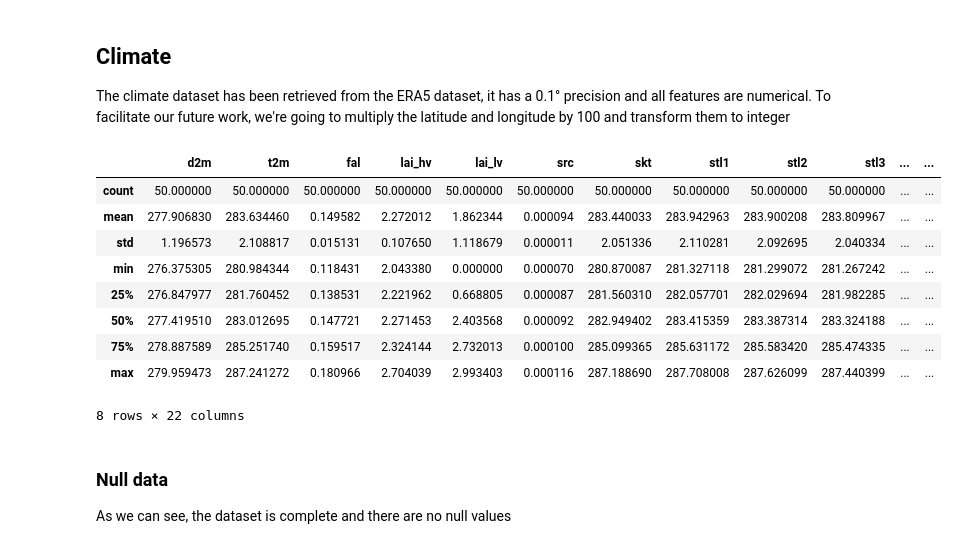
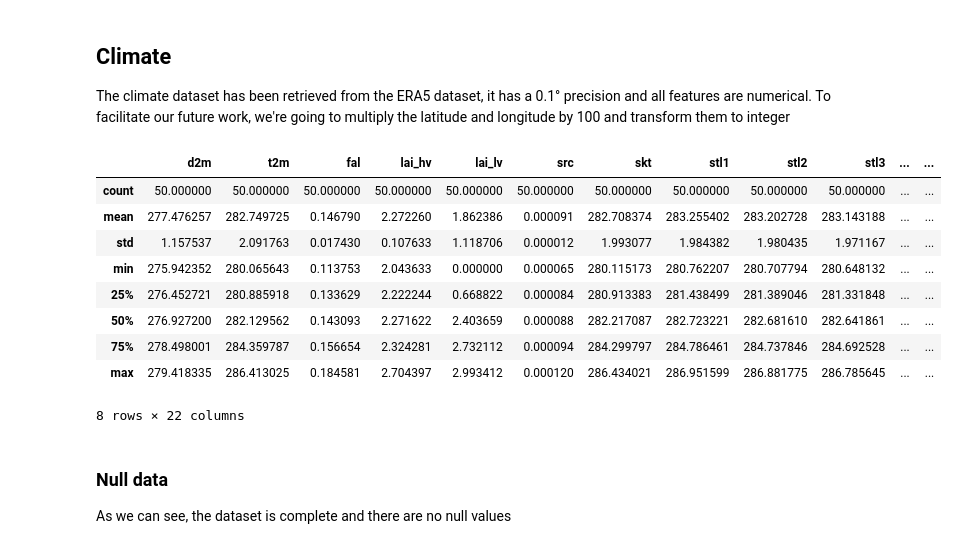
Before and after one commit to vincenzomadaghiele/Regression-of-biodiversity-indicators, a Jupyter notebook: DatasetCleaning/data_cleaning.ipynb, the cells around one changed output. Cells and saved outputs as stored; diff of their text form; code cells hidden in the pictures.

```diff
--- a/DatasetCleaning/data_cleaning.ipynb
+++ b/DatasetCleaning/data_cleaning.ipynb
@@ -37,3 +37,10 @@ else:
+# %%
+region = 'france'
+
+lat = regions[region]['latitude']
+lon = regions[region]['longitude']
+# lat up - lon left - lat down - lon right
+area = [lat[1], lon[0], lat[0], lon[1]]
 # %% [markdown]
 ## Climate
 
@@ -45,22 +48,27 @@ path = folder + '/ERA5_land.nc'
+# %%
+folder = '.'
+climate_path = folder + '/' + region + '_climate.nc'
+if not os.path.isfile(climate_path):
+    api.get_era5_land(climate_path, area)
 # %%
-with xa.open_mfdataset(path) as ds:
+with xa.open_mfdataset(climate_path) as ds:
     df_cds = ds.to_dataframe()
 
 ### Averaging on time values
 
 df_cds = df_cds.groupby(['longitude', 'latitude']).mean()
 #df_cds.index = df_cds.index.map(lambda index: (int(index[0]*100), int(index[1]*100)))
 df_cds.describe()
 # %% [output]
 |  | d2m | t2m | fal | lai_hv | lai_lv | src | skt | stl1 | stl2 | stl3 | ... | ... |
 | count | 50.000000 | 50.000000 | 50.000000 | 50.000000 | 50.000000 | 50.000000 | 50.000000 | 50.000000 | 50.000000 | 50.000000 | ... | ... |
-| mean | 277.906830 | 283.634460 | 0.149582 | 2.272012 | 1.862344 | 0.000094 | 283.440033 | 283.942963 | 283.900208 | 283.809967 | ... | ... |
-| std | 1.196573 | 2.108817 | 0.015131 | 0.107650 | 1.118679 | 0.000011 | 2.051336 | 2.110281 | 2.092695 | 2.040334 | ... | ... |
-| min | 276.375305 | 280.984344 | 0.118431 | 2.043380 | 0.000000 | 0.000070 | 280.870087 | 281.327118 | 281.299072 | 281.267242 | ... | ... |
-| 25% | 276.847977 | 281.760452 | 0.138531 | 2.221962 | 0.668805 | 0.000087 | 281.560310 | 282.057701 | 282.029694 | 281.982285 | ... | ... |
-| 50% | 277.419510 | 283.012695 | 0.147721 | 2.271453 | 2.403568 | 0.000092 | 282.949402 | 283.415359 | 283.387314 | 283.324188 | ... | ... |
-| 75% | 278.887589 | 285.251740 | 0.159517 | 2.324144 | 2.732013 | 0.000100 | 285.099365 | 285.631172 | 285.583420 | 285.474335 | ... | ... |
-| max | 279.959473 | 287.241272 | 0.180966 | 2.704039 | 2.993403 | 0.000116 | 287.188690 | 287.708008 | 287.626099 | 287.440399 | ... | ... |
+| mean | 277.476257 | 282.749725 | 0.146790 | 2.272260 | 1.862386 | 0.000091 | 282.708374 | 283.255402 | 283.202728 | 283.143188 | ... | ... |
+| std | 1.157537 | 2.091763 | 0.017430 | 0.107633 | 1.118706 | 0.000012 | 1.993077 | 1.984382 | 1.980435 | 1.971167 | ... | ... |
+| min | 275.942352 | 280.065643 | 0.113753 | 2.043633 | 0.000000 | 0.000065 | 280.115173 | 280.762207 | 280.707794 | 280.648132 | ... | ... |
+| 25% | 276.452721 | 280.885918 | 0.133629 | 2.222244 | 0.668822 | 0.000084 | 280.913383 | 281.438499 | 281.389046 | 281.331848 | ... | ... |
+| 50% | 276.927200 | 282.129562 | 0.143093 | 2.271622 | 2.403659 | 0.000088 | 282.217087 | 282.723221 | 282.681610 | 282.641861 | ... | ... |
+| 75% | 278.498001 | 284.359787 | 0.156654 | 2.324281 | 2.732112 | 0.000094 | 284.299797 | 284.786461 | 284.737846 | 284.692528 | ... | ... |
+| max | 279.418335 | 286.413025 | 0.184581 | 2.704397 | 2.993412 | 0.000120 | 286.434021 | 286.951599 | 286.881775 | 286.785645 | ... | ... |
 8 rows × 22 columns
 # %% [markdown]
 ### Null data
```
Also changed, not shown: parts of 12 cells of this notebook, 9 other files.
